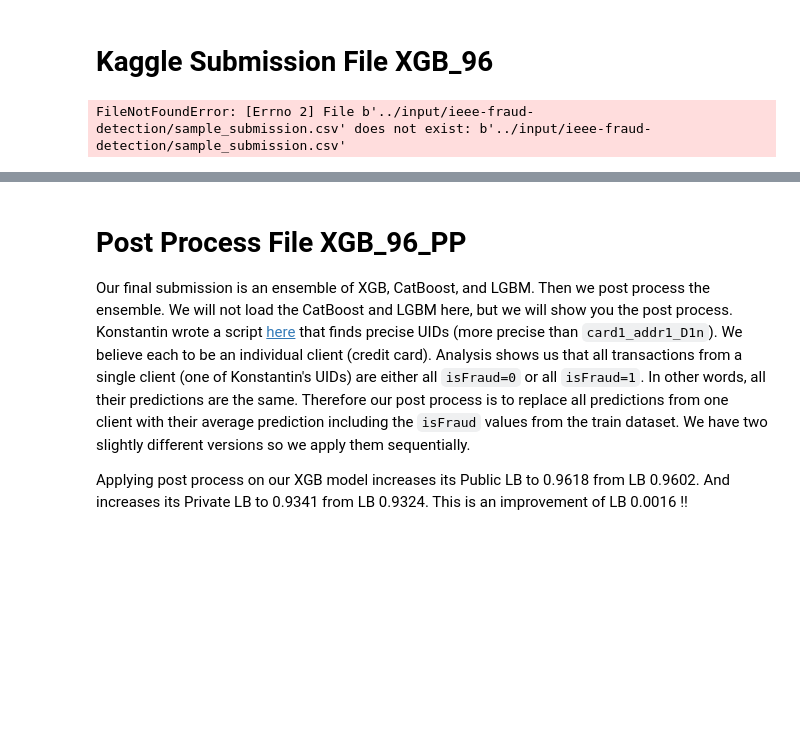
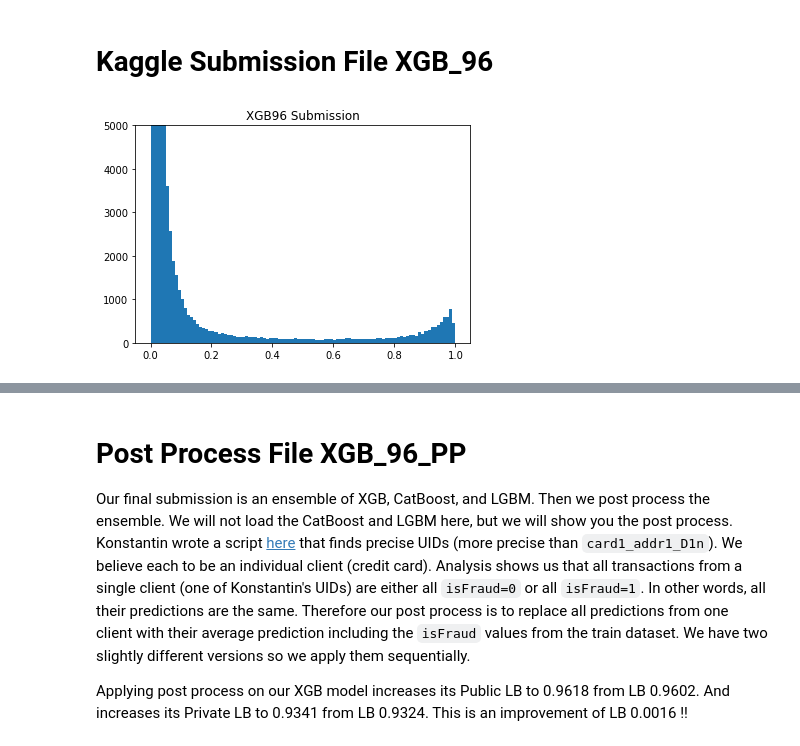
Before and after one commit to yota-p/02-ieee-fraud-detection, a Jupyter notebook: notebook/xgb-fraud-with-magic-0-9600.ipynb, the cells around one changed output, grey strips where cells are left out. Saved outputs shown, nothing was run; the diff lists cells and outputs as text; code cells hidden in the pictures; blank space fills up the shorter version.

```diff
--- a/notebook/xgb-fraud-with-magic-0-9600.ipynb
+++ b/notebook/xgb-fraud-with-magic-0-9600.ipynb
@@ -742,13 +773,15 @@ if BUILD96:
 # Kaggle Submission File XGB_96
 # %%
 if BUILD96:
-    sample_submission = pd.read_csv('../input/ieee-fraud-detection/sample_submission.csv')
+    # sample_submission = pd.read_csv('../input/ieee-fraud-detection/sample_submission.csv')
+    sample_submission = pd.DataFrame(columns=['TransactionID', 'isFraud'])
+    sample_submission.TransactionID = X_test.reset_index().TransactionID
     sample_submission.isFraud = preds
-    sample_submission.to_csv('sub_xgb_96.csv',index=False)
+    sample_submission.to_csv('../data/submission/sub_xgb_96.csv',index=False)
 
     plt.hist(sample_submission.isFraud,bins=100)
     plt.ylim((0,5000))
     plt.title('XGB96 Submission')
     plt.show()
 # %% [output]
-FileNotFoundError: [Errno 2] File b'../input/ieee-fraud-detection/sample_submission.csv' does not exist: b'../input/ieee-fraud-detection/sample_submission.csv'
+[figure, added]
```
Also changed, not shown: parts of 29 cells of this notebook, 1 other file.
